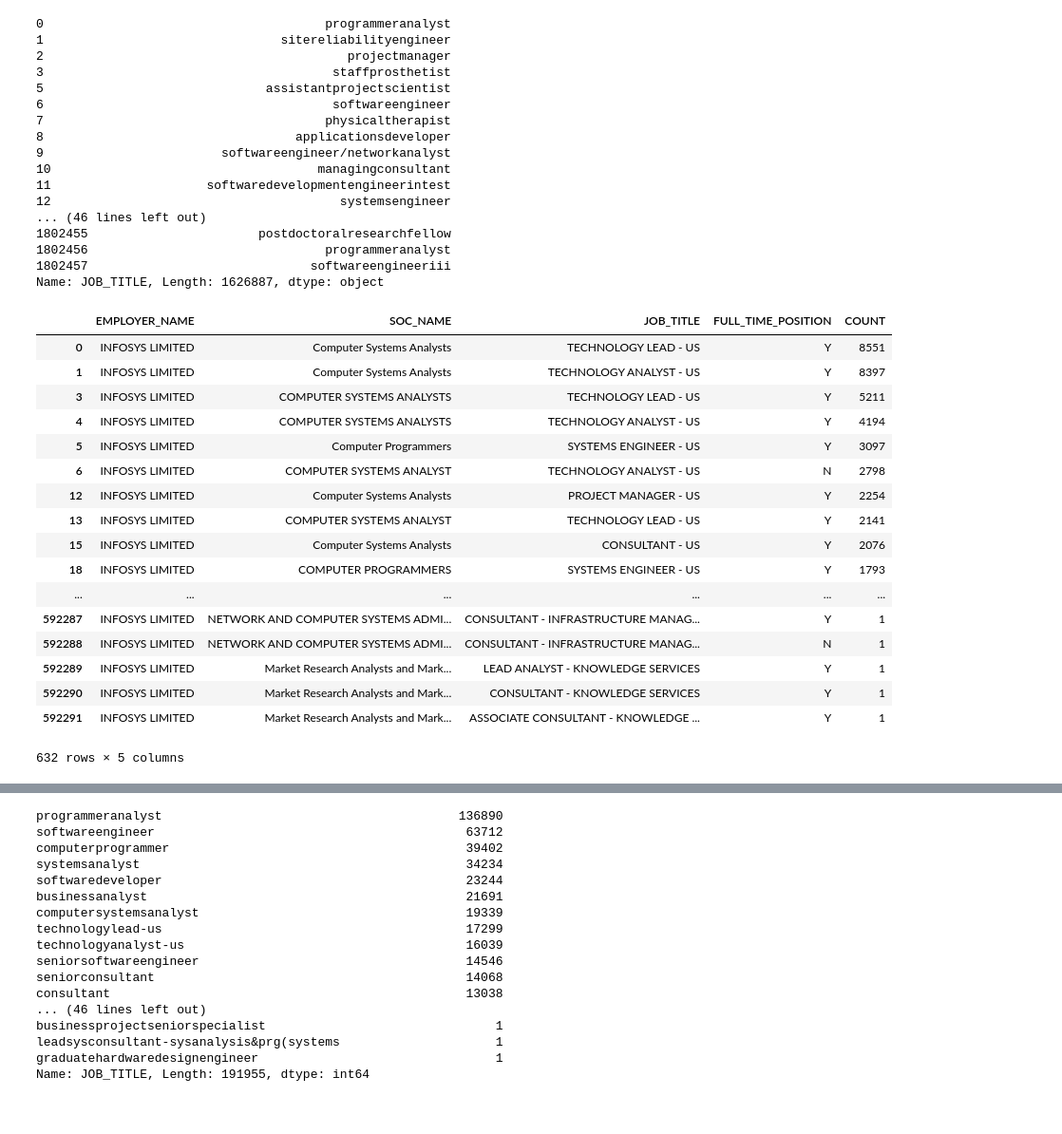
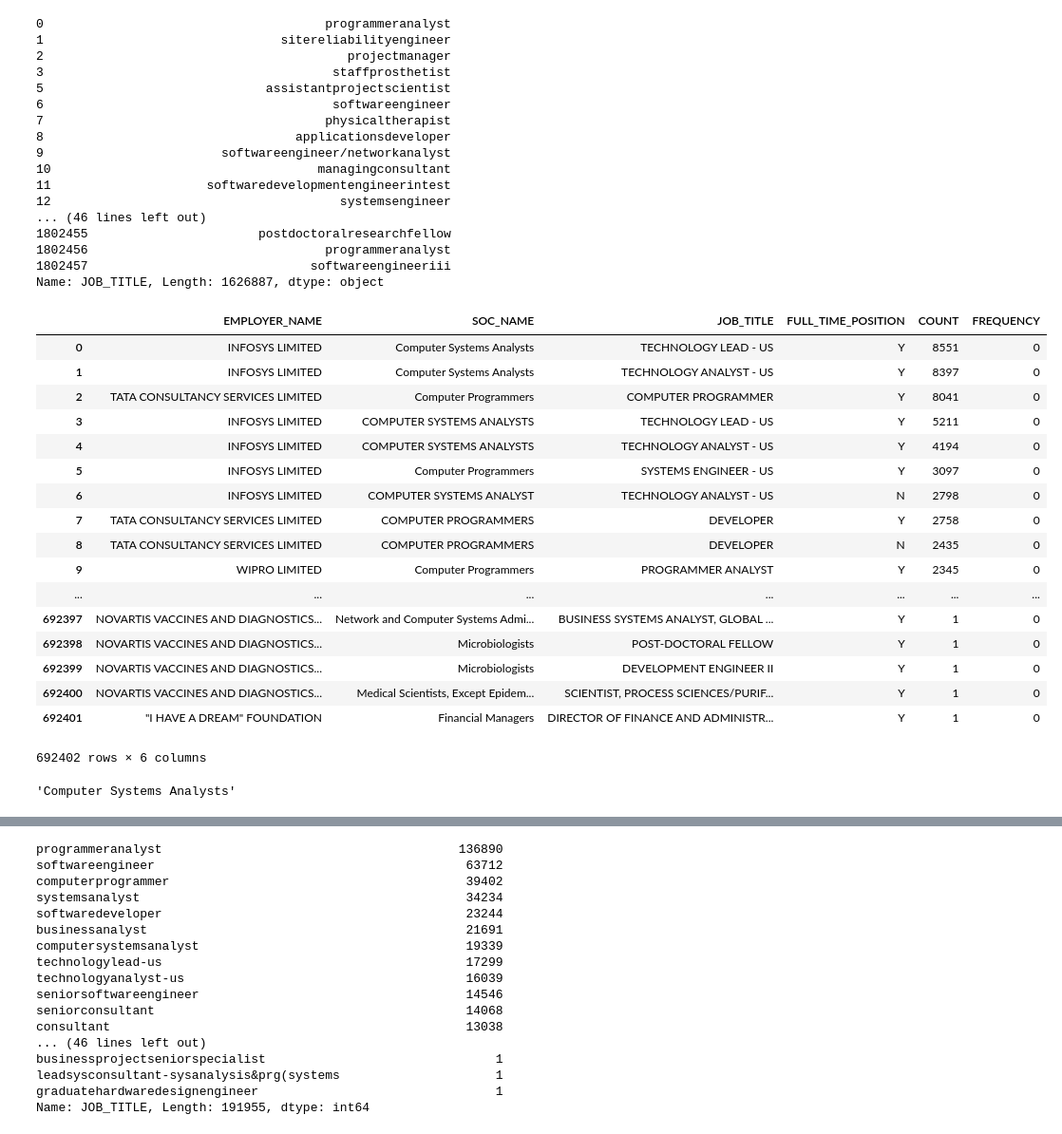
Before and after one commit to Ryulth/H1B_Visa_prediction_kaggle, a Jupyter notebook: train.ipynb, the cells around one changed output, grey strips where cells are left out. Shown: that part at 95% size. Saved outputs shown, nothing was run; the diff lists cells and outputs as text; code cells hidden in the pictures.

```diff
--- a/train.ipynb
+++ b/train.ipynb
@@ -125,27 +125,8 @@ train.JOB_TITLE.str.replace(' ','').str.lower()
 1802457                              softwareengineeriii
 Name: JOB_TITLE, Length: 1626887, dtype: object
 # %%
-temp=pd.DataFrame({'COUNT': train.groupby(['EMPLOYER_NAME','SOC_NAME','JOB_TITLE','FULL_TIME_POSITION']).size().sort_values(ascending=False)}).reset_index()
+train_groupby=pd.DataFrame({'COUNT': train.groupby(['EMPLOYER_NAME','SOC_NAME','JOB_TITLE','FULL_TIME_POSITION']).size().sort_values(ascending=False)}).reset_index()
 # %%
-temp[(temp['JOB_TITLE']== 'TECHNOLOGY LEAD - US')
-                 |(temp['JOB_TITLE']=='TECHNOLOGY LEAD - US')
-                 |(temp['EMPLOYER_NAME']=='INFOSYS LIMITED') ]
+temp.loc[(temp['FULL_TIME_POSITION']== 'Y')
+                 &(temp['JOB_TITLE']=='TECHNOLOGY LEAD - US')
+                 &(temp['EMPLOYER_NAME']=='INFOSYS LIMITED') ,'temp'] +=3
-# %% [output]
-|  | EMPLOYER_NAME | SOC_NAME | JOB_TITLE | FULL_TIME_POSITION | COUNT |
-| 0 | INFOSYS LIMITED | Computer Systems Analysts | TECHNOLOGY LEAD - US | Y | 8551 |
-| 1 | INFOSYS LIMITED | Computer Systems Analysts | TECHNOLOGY ANALYST - US | Y | 8397 |
-| 3 | INFOSYS LIMITED | COMPUTER SYSTEMS ANALYSTS | TECHNOLOGY LEAD - US | Y | 5211 |
-| 4 | INFOSYS LIMITED | COMPUTER SYSTEMS ANALYSTS | TECHNOLOGY ANALYST - US | Y | 4194 |
-| 5 | INFOSYS LIMITED | Computer Programmers | SYSTEMS ENGINEER - US | Y | 3097 |
-| 6 | INFOSYS LIMITED | COMPUTER SYSTEMS ANALYST | TECHNOLOGY ANALYST - US | N | 2798 |
-| 12 | INFOSYS LIMITED | Computer Systems Analysts | PROJECT MANAGER - US | Y | 2254 |
-| 13 | INFOSYS LIMITED | COMPUTER SYSTEMS ANALYST | TECHNOLOGY LEAD - US | Y | 2141 |
-| 15 | INFOSYS LIMITED | Computer Systems Analysts | CONSULTANT - US | Y | 2076 |
-| 18 | INFOSYS LIMITED | COMPUTER PROGRAMMERS | SYSTEMS ENGINEER - US | Y | 1793 |
-| ... | ... | ... | ... | ... | ... |
-| 592287 | INFOSYS LIMITED | NETWORK AND COMPUTER SYSTEMS ADMI... | CONSULTANT - INFRASTRUCTURE MANAG... | Y | 1 |
-| 592288 | INFOSYS LIMITED | NETWORK AND COMPUTER SYSTEMS ADMI... | CONSULTANT - INFRASTRUCTURE MANAG... | N | 1 |
-| 592289 | INFOSYS LIMITED | Market Research Analysts and Mark... | LEAD ANALYST - KNOWLEDGE SERVICES | Y | 1 |
-| 592290 | INFOSYS LIMITED | Market Research Analysts and Mark... | CONSULTANT - KNOWLEDGE SERVICES | Y | 1 |
-| 592291 | INFOSYS LIMITED | Market Research Analysts and Mark... | ASSOCIATE CONSULTANT - KNOWLEDGE ... | Y | 1 |
-632 rows × 5 columns
@@ -151,0 +135,23 @@ temp[(temp['JOB_TITLE']== 'TECHNOLOGY LEAD - US')
+# %%
+train_groupby["FREQUENCY"]=0
+# %%
+train_groupby
+# %% [output]
+|  | EMPLOYER_NAME | SOC_NAME | JOB_TITLE | FULL_TIME_POSITION | COUNT | FREQUENCY |
+| 0 | INFOSYS LIMITED | Computer Systems Analysts | TECHNOLOGY LEAD - US | Y | 8551 | 0 |
+| 1 | INFOSYS LIMITED | Computer Systems Analysts | TECHNOLOGY ANALYST - US | Y | 8397 | 0 |
+| 2 | TATA CONSULTANCY SERVICES LIMITED | Computer Programmers | COMPUTER PROGRAMMER | Y | 8041 | 0 |
+| 3 | INFOSYS LIMITED | COMPUTER SYSTEMS ANALYSTS | TECHNOLOGY LEAD - US | Y | 5211 | 0 |
+| 4 | INFOSYS LIMITED | COMPUTER SYSTEMS ANALYSTS | TECHNOLOGY ANALYST - US | Y | 4194 | 0 |
+| 5 | INFOSYS LIMITED | Computer Programmers | SYSTEMS ENGINEER - US | Y | 3097 | 0 |
+| 6 | INFOSYS LIMITED | COMPUTER SYSTEMS ANALYST | TECHNOLOGY ANALYST - US | N | 2798 | 0 |
+| 7 | TATA CONSULTANCY SERVICES LIMITED | COMPUTER PROGRAMMERS | DEVELOPER | Y | 2758 | 0 |
+| 8 | TATA CONSULTANCY SERVICES LIMITED | COMPUTER PROGRAMMERS | DEVELOPER | N | 2435 | 0 |
+| 9 | WIPRO LIMITED | Computer Programmers | PROGRAMMER ANALYST | Y | 2345 | 0 |
+| ... | ... | ... | ... | ... | ... | ... |
+| 692397 | NOVARTIS VACCINES AND DIAGNOSTICS... | Network and Computer Systems Admi... | BUSINESS SYSTEMS ANALYST, GLOBAL ... | Y | 1 | 0 |
+| 692398 | NOVARTIS VACCINES AND DIAGNOSTICS... | Microbiologists | POST-DOCTORAL FELLOW | Y | 1 | 0 |
+| 692399 | NOVARTIS VACCINES AND DIAGNOSTICS... | Microbiologists | DEVELOPMENT ENGINEER II | Y | 1 | 0 |
+| 692400 | NOVARTIS VACCINES AND DIAGNOSTICS... | Medical Scientists, Except Epidem... | SCIENTIST, PROCESS SCIENCES/PURIF... | Y | 1 | 0 |
+| 692401 | "I HAVE A DREAM" FOUNDATION | Financial Managers | DIRECTOR OF FINANCE AND ADMINISTR... | Y | 1 | 0 |
+692402 rows × 6 columns
@@ -151,0 +163,4 @@ temp[(temp['JOB_TITLE']== 'TECHNOLOGY LEAD - US')
+# %%
+train_groupby.sort_values(['FREQUENCY','COUNT'],ascending=[False,False]).head(1).SOC_NAME.values[0]
+# %% [output]
+'Computer Systems Analysts'
```
Also changed, not shown: parts of 8 cells of this notebook.
